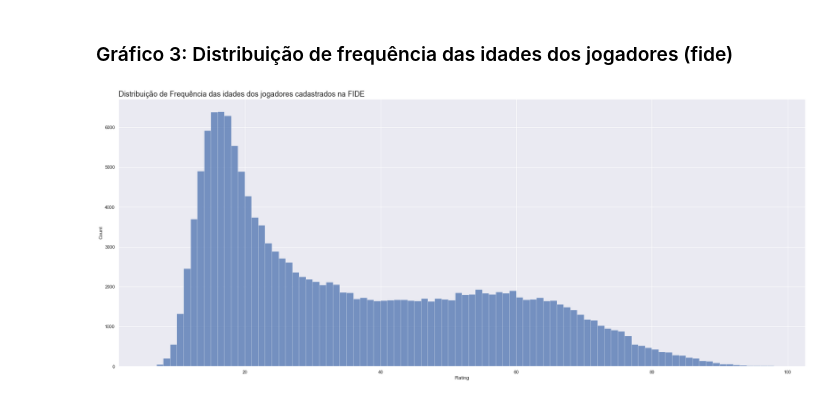
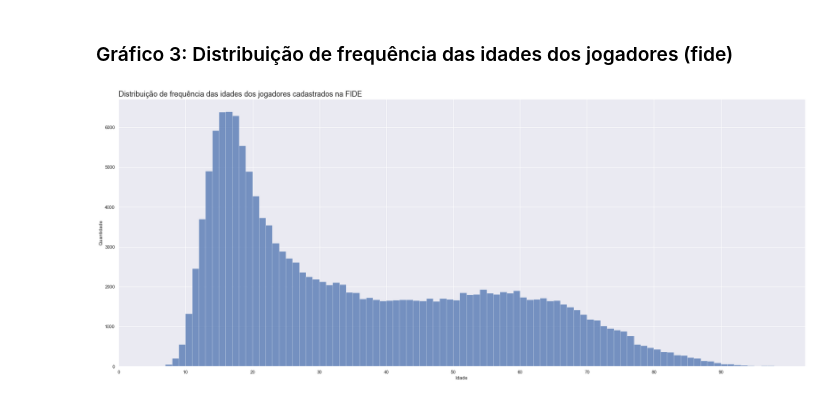
Before and after one commit to samilagarrido/DataChess, a Jupyter notebook: projeto.ipynb, the cells around one changed output. Cells and saved outputs as stored; diff of their text form; code cells hidden in the pictures.

```diff
--- a/projeto.ipynb
+++ b/projeto.ipynb
@@ -292,9 +293,12 @@ Name: winner, dtype: float64
 # %%
 ## Dentre os cadastros na FIDE, qual é a distribuição de frequência das idades dos jogadores?
 
 ax = sns.histplot(data=fide, x='Age', binwidth=1)
-ax.set_title('Distribuição de Frequência das idades dos jogadores cadastrados na FIDE', loc='left', fontsize=18)
-ax.set_xlabel('Rating')
+ax.set_title('Distribuição de frequência das idades dos jogadores cadastrados na FIDE', loc='left', fontsize=18)
+ax.set_xlabel('Idade')
+ax.set_ylabel('Quantidade')
 ax.figure.set_size_inches(30,12)
+plt.xticks(np.arange(0, 100, step=10))
+plt.show()
 # %% [output]
-[figure, old version]
+[figure, new version]
```
Also changed, not shown: parts of 11 cells of this notebook.
